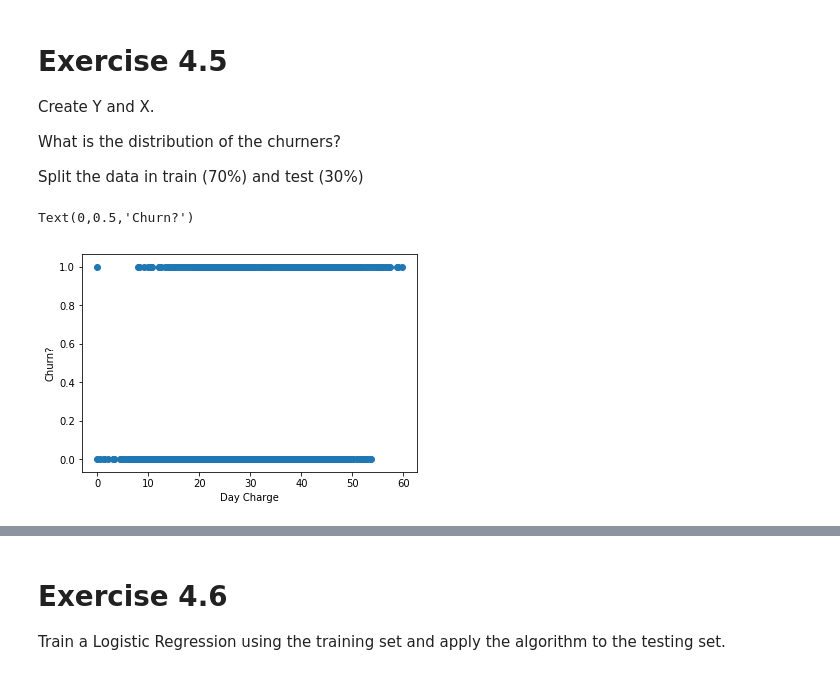
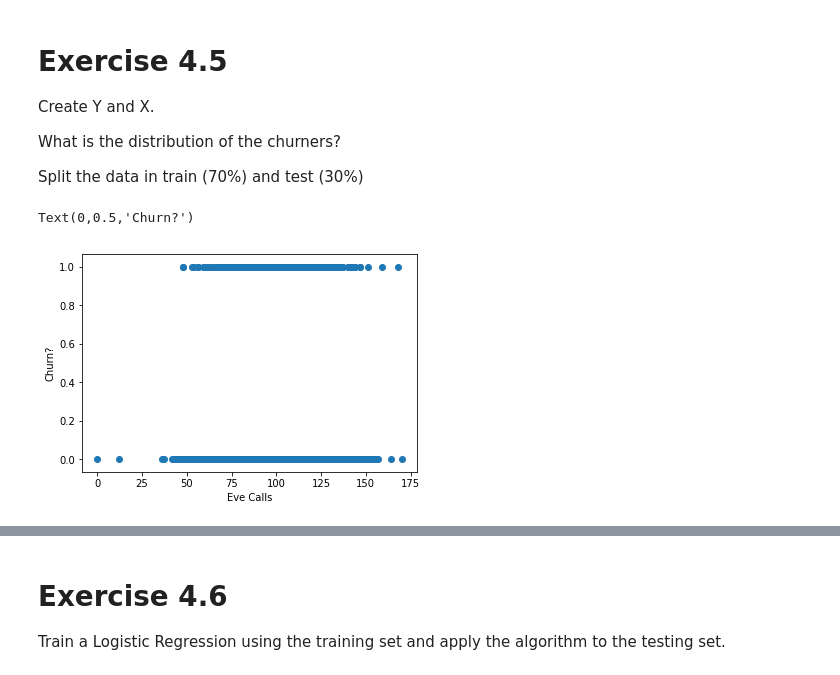
Before and after one commit to aortizavila/E4-a.ortiz14, a Jupyter notebook: E4-Regression-Linear&Logistic.ipynb, the cells around one changed output, grey strips where cells are left out. Drawn from its saved outputs; the diff is of its cells as text; code cells hidden in the pictures.

```diff
--- a/E4-Regression-Linear&Logistic.ipynb
+++ b/E4-Regression-Linear&Logistic.ipynb
@@ -278,11 +284,11 @@ Split the data in train (70%) and test (30%)
 # %%
 #Explorando la información
 # Usando sklearn
-#CH = {"Churn?":     {"True.": 1, "False.": 0}}
-#data.replace(CH, inplace=True)
-plt.scatter(data['Day Charge'], data['Churn?'])
-plt.xlabel('Day Charge')
+CH = {"Churn?":     {"True.": 1, "False.": 0}}
+data.replace(CH, inplace=True)
+plt.scatter(data['Eve Calls'], data['Churn?'])
+plt.xlabel('Eve Calls')
 plt.ylabel('Churn?')
 # %% [output]
 Text(0,0.5,'Churn?')
-[figure, old version]
+[figure, new version]
```
Also changed, not shown: parts of 9 cells of this notebook.
